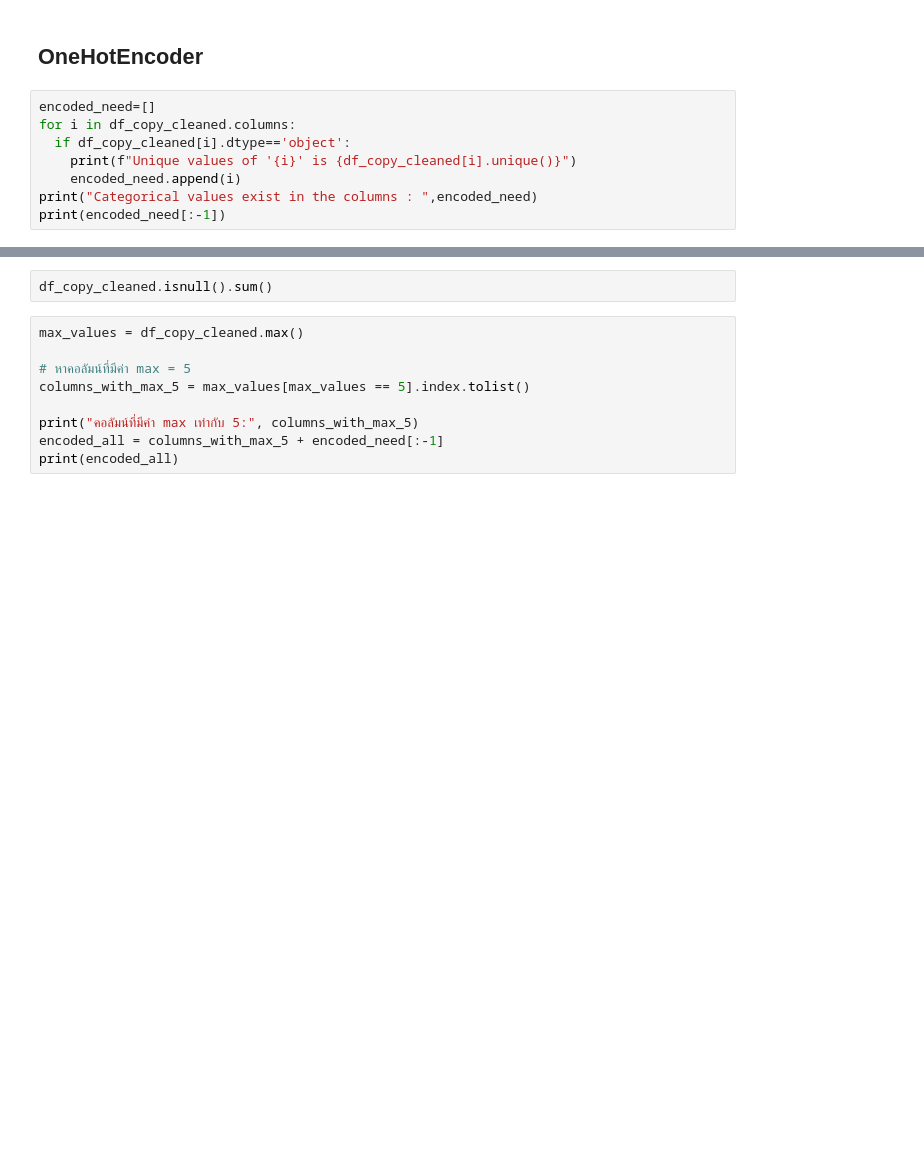
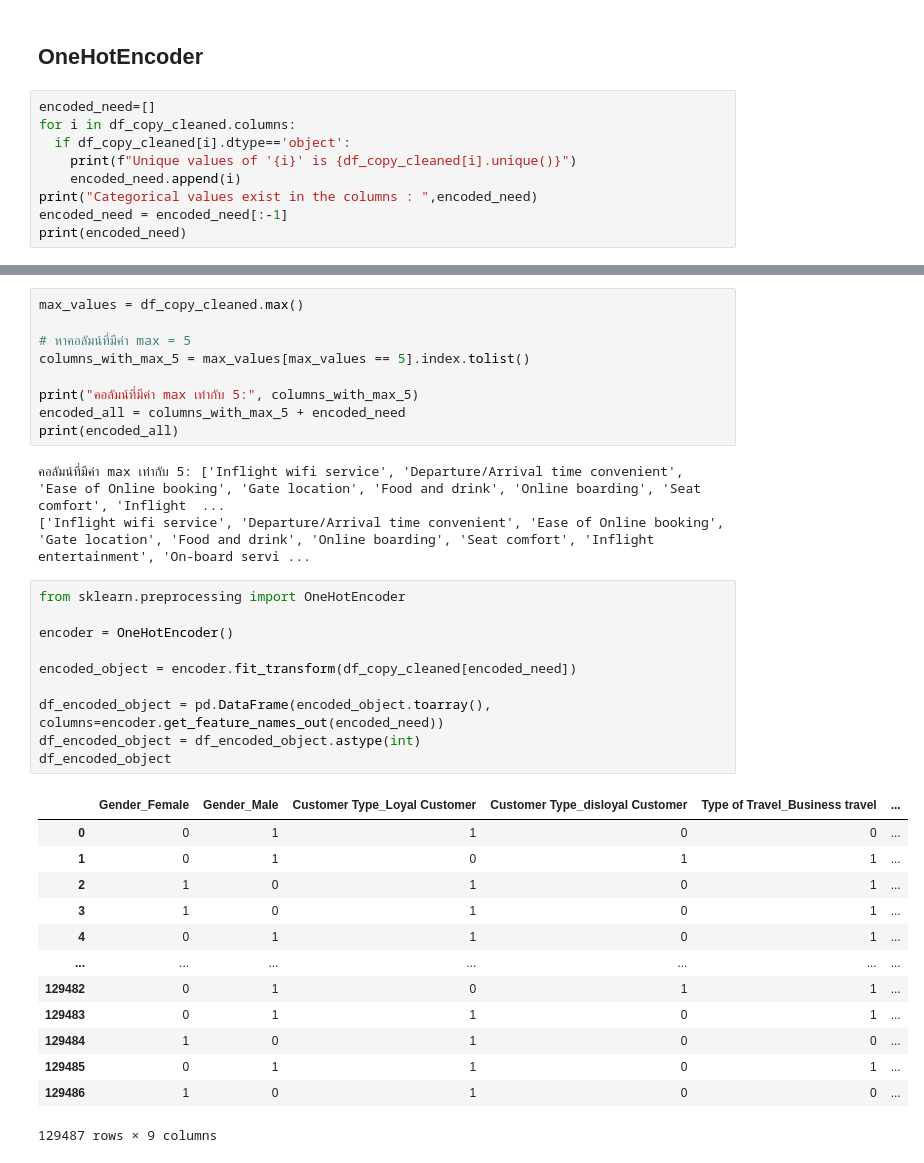
Before and after one commit to MLol-3/AeroPulse, a Jupyter notebook: data-analysis/data_dummy.ipynb, the cells around one changed output, grey strips where cells are left out. Saved outputs shown, nothing was run; the diff lists cells and outputs as text; blank space fills up the shorter version.

```diff
--- a/data-analysis/data_dummy.ipynb
+++ b/data-analysis/data_dummy.ipynb
@@ -42,4 +156,5 @@ for i in df_copy_cleaned.columns:
     print(f"Unique values of '{i}' is {df_copy_cleaned[i].unique()}")
     encoded_need.append(i)
 print("Categorical values exist in the columns : ",encoded_need)
-print(encoded_need[:-1])
+encoded_need = encoded_need[:-1]
+print(encoded_need)
@@ -46,5 +169,3 @@ print(encoded_need[:-1])
-# %%
-df_copy_cleaned.isnull().sum()
 # %%
 max_values = df_copy_cleaned.max()
 
@@ -52,6 +173,33 @@ max_values = df_copy_cleaned.max()
 columns_with_max_5 = max_values[max_values == 5].index.tolist()
 
 print("คอลัมน์ที่มีค่า max เท่ากับ 5:", columns_with_max_5)
-encoded_all = columns_with_max_5 + encoded_need[:-1]
+encoded_all = columns_with_max_5 + encoded_need
 print(encoded_all)
+# %% [output]
+คอลัมน์ที่มีค่า max เท่ากับ 5: ['Inflight wifi service', 'Departure/Arrival time convenient', 'Ease of Online booking', 'Gate location', 'Food and drink', 'Online boarding', 'Seat comfort', 'Inflight  ...
+['Inflight wifi service', 'Departure/Arrival time convenient', 'Ease of Online booking', 'Gate location', 'Food and drink', 'Online boarding', 'Seat comfort', 'Inflight entertainment', 'On-board servi ...
+# %%
+from sklearn.preprocessing import OneHotEncoder
+
+encoder = OneHotEncoder()
+
+encoded_object = encoder.fit_transform(df_copy_cleaned[encoded_need])
+
+df_encoded_object = pd.DataFrame(encoded_object.toarray(), columns=encoder.get_feature_names_out(encoded_need))
+df_encoded_object = df_encoded_object.astype(int)
+df_encoded_object
+# %% [output]
+|  | Gender_Female | Gender_Male | Customer Type_Loyal Customer | Customer Type_disloyal Customer | Type of Travel_Business travel | ... |
+| 0 | 0 | 1 | 1 | 0 | 0 | ... |
+| 1 | 0 | 1 | 0 | 1 | 1 | ... |
+| 2 | 1 | 0 | 1 | 0 | 1 | ... |
+| 3 | 1 | 0 | 1 | 0 | 1 | ... |
+| 4 | 0 | 1 | 1 | 0 | 1 | ... |
+| ... | ... | ... | ... | ... | ... | ... |
+| 129482 | 0 | 1 | 0 | 1 | 1 | ... |
+| 129483 | 0 | 1 | 1 | 0 | 1 | ... |
+| 129484 | 1 | 0 | 1 | 0 | 0 | ... |
+| 129485 | 0 | 1 | 1 | 0 | 1 | ... |
+| 129486 | 1 | 0 | 1 | 0 | 0 | ... |
+129487 rows × 9 columns
 # %%
```
Also changed, not shown: parts of 51 cells of this notebook, 3 other files.
